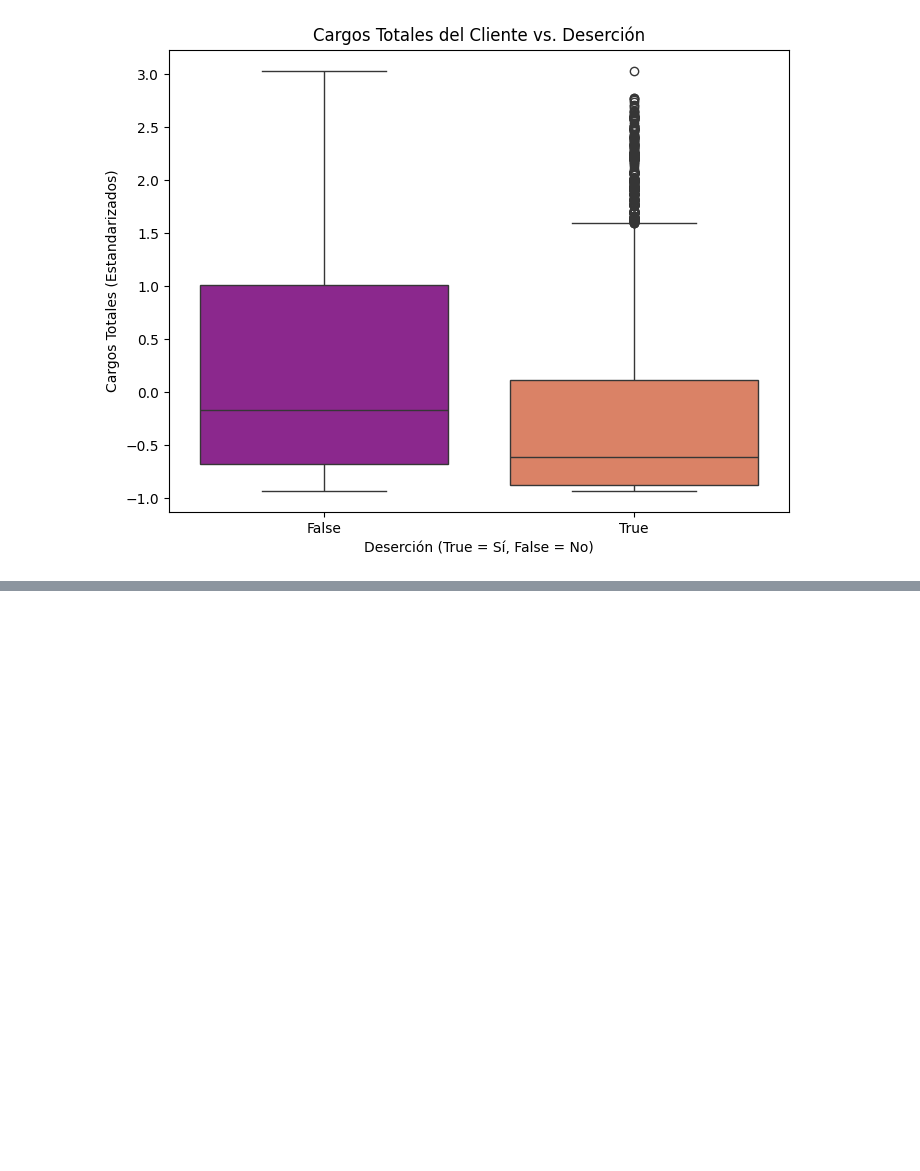
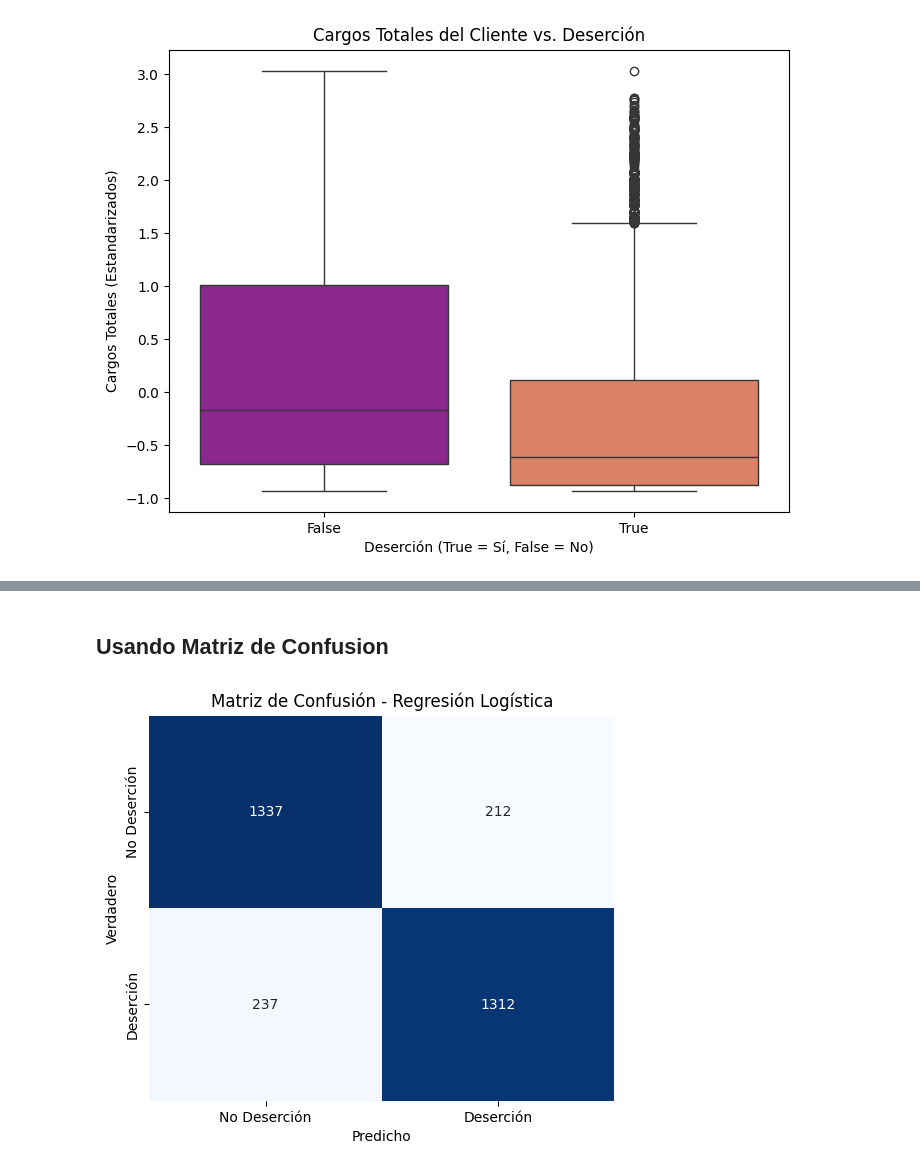
Before and after one commit to lainaker7/TELECOM_X_PARTE_DOS, a Jupyter notebook: TelecomX_SegundaParte.ipynb, the cells around one changed output, grey strips where cells are left out. Saved outputs shown, nothing was run; the diff lists cells and outputs as text; code cells hidden in the pictures; blank space fills up the shorter version.

```diff
--- a/TelecomX_SegundaParte.ipynb
+++ b/TelecomX_SegundaParte.ipynb
@@ -310,0 +349,10 @@ plt.show()
+# %%
+from sklearn.linear_model import LogisticRegression
+
+# Crear una instancia del modelo de Regresión Logística
+log_reg_model = LogisticRegression(random_state=42, solver='liblinear') # Usamos liblinear por ser bueno con datasets pequeños y binarios
+
+# Entrenar el modelo con los datos de entrenamiento escalados
+log_reg_model.fit(X_train, y_train)
+
+print("Modelo de Regresión Logística entrenado exitosamente.")
@@ -310,0 +365,18 @@ plt.show()
+# %%
+from sklearn.metrics import accuracy_score, precision_score, recall_score, f1_score
+
+# Hacer predicciones en el conjunto de prueba
+y_pred_log_reg = log_reg_model.predict(X_test)
+
+# Calcular las métricas de evaluación
+accuracy_log_reg = accuracy_score(y_test, y_pred_log_reg)
+precision_log_reg = precision_score(y_test, y_pred_log_reg)
+recall_log_reg = recall_score(y_test, y_pred_log_reg)
+f1_log_reg = f1_score(y_test, y_pred_log_reg)
+
+# Imprimir los resultados
+print("Métricas de Evaluación para el Modelo de Regresión Logística:")
+print(f"  Accuracy: {accuracy_log_reg:.4f}")
+print(f"  Precision: {precision_log_reg:.4f}")
+print(f"  Recall: {recall_log_reg:.4f}")
+print(f"  F1-Score: {f1_log_reg:.4f}")
@@ -310,0 +442,19 @@ plt.show()
+# %% [markdown]
+## **Usando Matriz de Confusion**
+# %%
+from sklearn.metrics import confusion_matrix
+import seaborn as sns
+import matplotlib.pyplot as plt
+
+# Matriz de Confusión para Regresión Logística
+cm_log_reg = confusion_matrix(y_test, y_pred_log_reg)
+
+plt.figure(figsize=(6, 5))
+sns.heatmap(cm_log_reg, annot=True, fmt='d', cmap='Blues', cbar=False,
+            xticklabels=['No Deserción', 'Deserción'], yticklabels=['No Deserción', 'Deserción'])
+plt.xlabel('Predicho')
+plt.ylabel('Verdadero')
+plt.title('Matriz de Confusión - Regresión Logística')
+plt.show()
+# %% [output]
+[figure, added]
```
Also changed, not shown: parts of 14 cells of this notebook.
